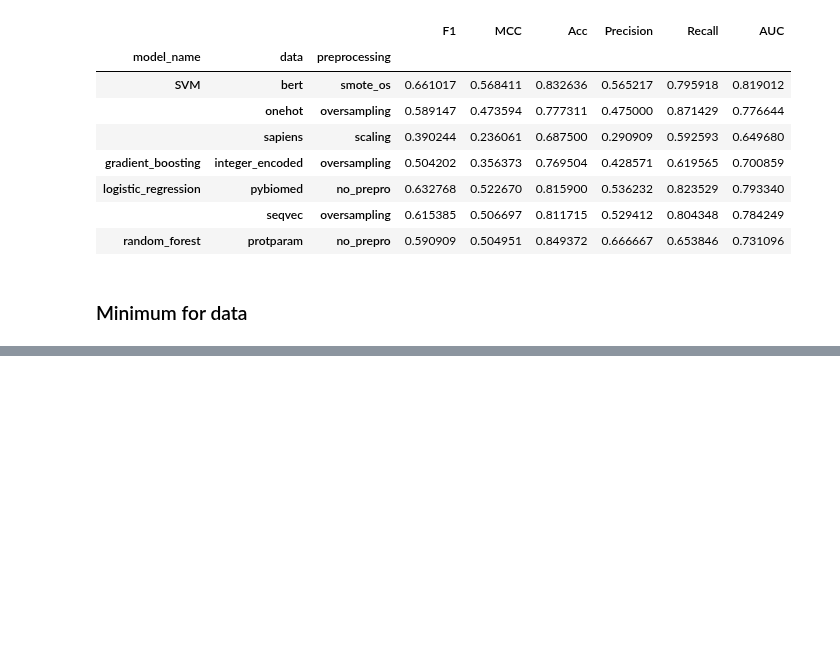
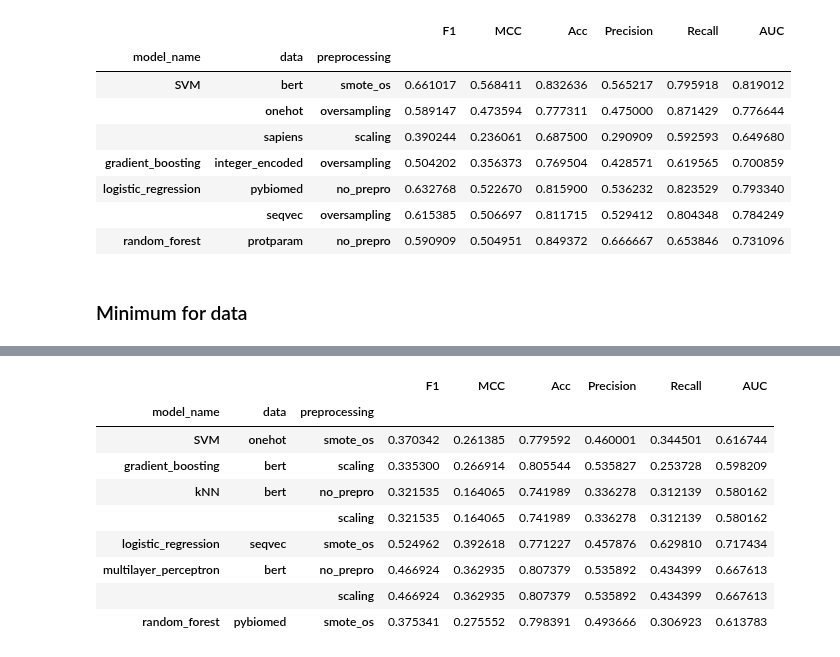
Before and after one commit to kvetab/di-pred, a Jupyter notebook: notebooks/reports/05_cross_validation_evaluation.ipynb, the cells around one changed output, grey strips where cells are left out. Cells and saved outputs as stored; diff of their text form; code cells hidden in the pictures; blank space fills up the shorter version.

```diff
--- a/notebooks/reports/05_cross_validation_evaluation.ipynb
+++ b/notebooks/reports/05_cross_validation_evaluation.ipynb
@@ -253,0 +318,14 @@ df_min[idx]
+# %%
+idx = df_means.groupby(['model_name'])['Acc'].transform(max) == df_means['Acc']
+df_means[idx]
+# %% [output]
+|  |  |  | F1 | MCC | Acc | Precision | Recall | AUC |
+| model_name | data | preprocessing |  |  |  |  |  |  |
+| SVM | onehot | smote_os | 0.370342 | 0.261385 | 0.779592 | 0.460001 | 0.344501 | 0.616744 |
+| gradient_boosting | bert | scaling | 0.335300 | 0.266914 | 0.805544 | 0.535827 | 0.253728 | 0.598209 |
+| kNN | bert | no_prepro | 0.321535 | 0.164065 | 0.741989 | 0.336278 | 0.312139 | 0.580162 |
+|  |  | scaling | 0.321535 | 0.164065 | 0.741989 | 0.336278 | 0.312139 | 0.580162 |
+| logistic_regression | seqvec | smote_os | 0.524962 | 0.392618 | 0.771227 | 0.457876 | 0.629810 | 0.717434 |
+| multilayer_perceptron | bert | no_prepro | 0.466924 | 0.362935 | 0.807379 | 0.535892 | 0.434399 | 0.667613 |
+|  |  | scaling | 0.466924 | 0.362935 | 0.807379 | 0.535892 | 0.434399 | 0.667613 |
+| random_forest | pybiomed | smote_os | 0.375341 | 0.275552 | 0.798391 | 0.493666 | 0.306923 | 0.613783 |
```
Also changed, not shown: parts of 11 cells of this notebook.
